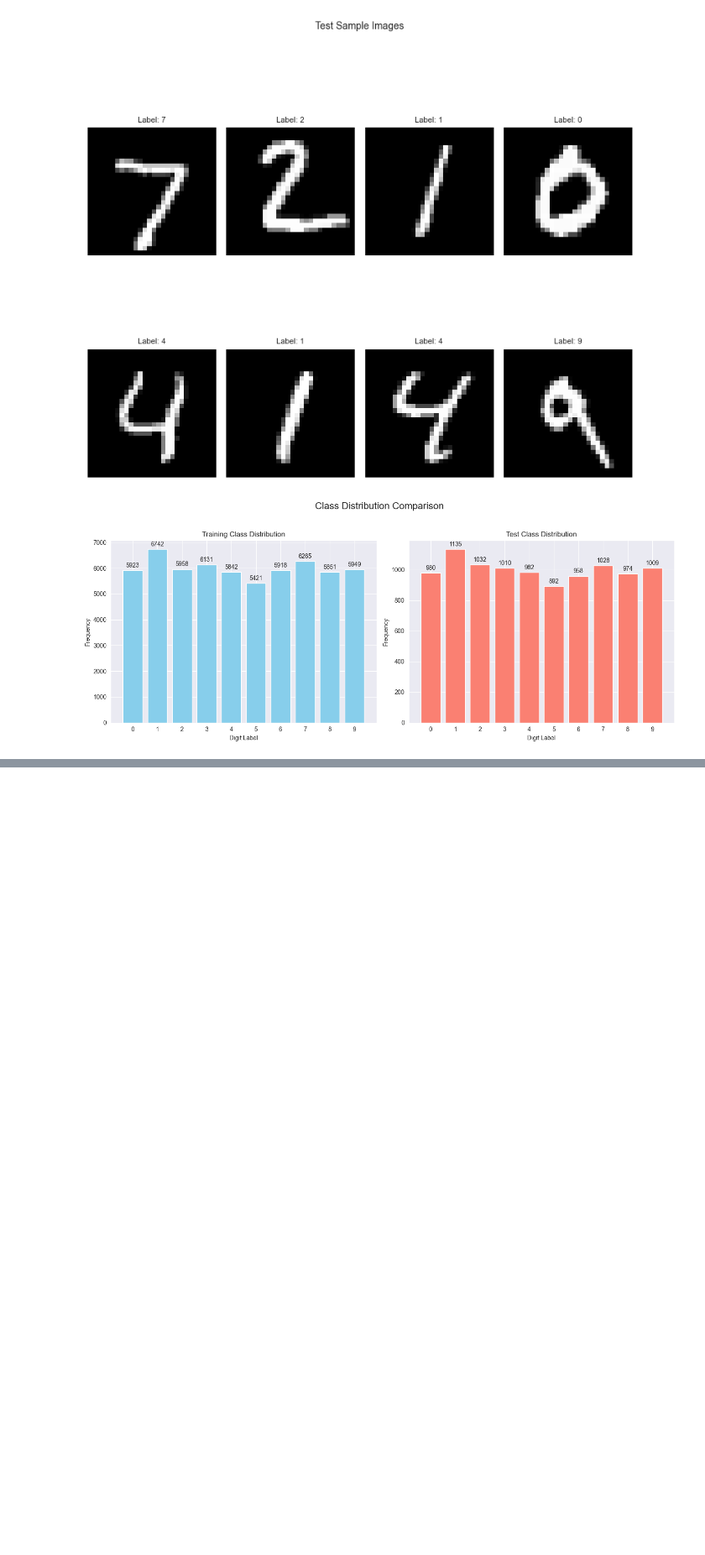
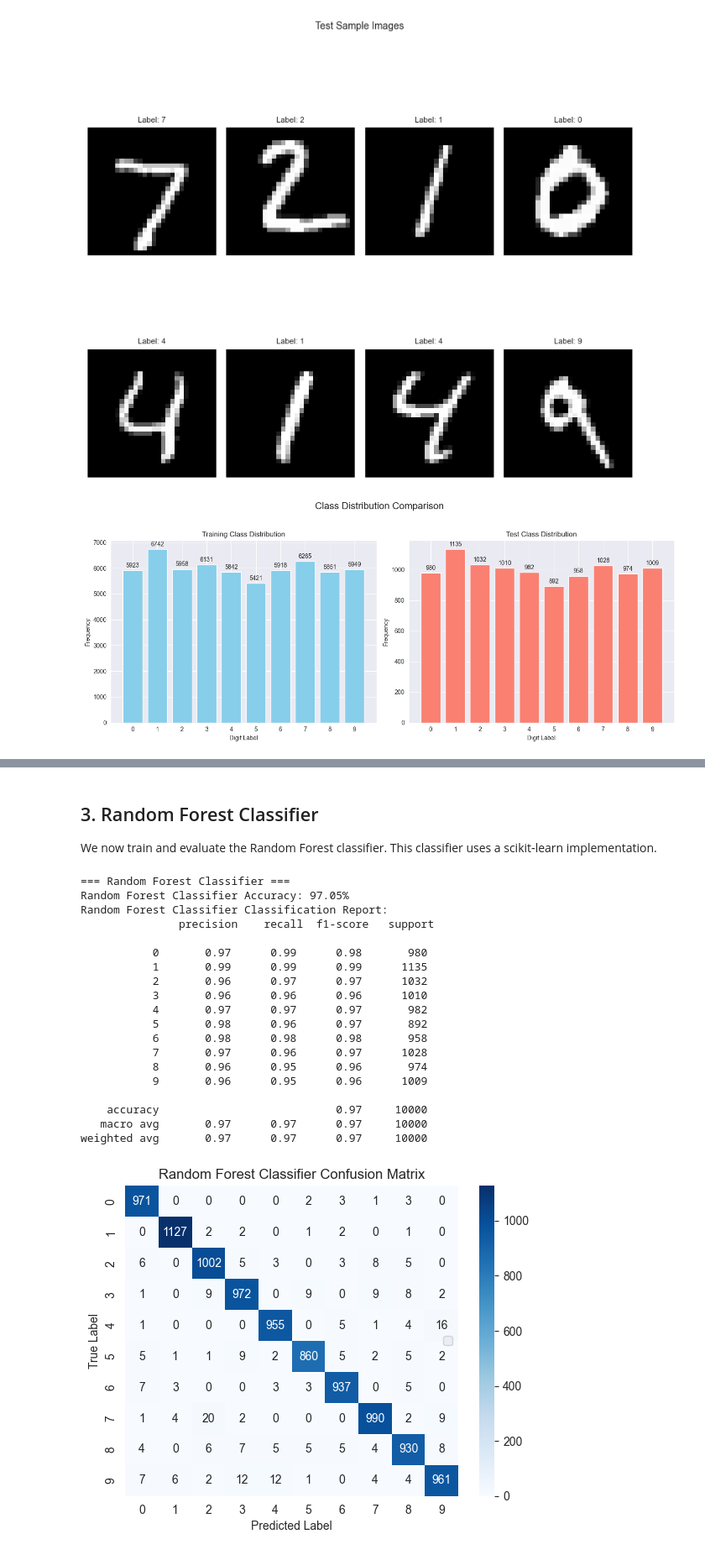
Before and after one commit to Jorakz/Image_classification-OOP, a Jupyter notebook: classifier/demo.ipynb, the cells around one changed output, grey strips where cells are left out. Shown at 84% size. Drawn from its saved outputs; the diff is of its cells as text; code cells hidden in the pictures; blank space fills up the shorter version.

```diff
--- a/classifier/demo.ipynb
+++ b/classifier/demo.ipynb
@@ -69,12 +75,35 @@ We now train and evaluate the Random Forest classifier. This classifier uses a s
 # %%
-# Initialize and train the Random Forest classifier
-rf_classifier = MnistRFClassifier()
-rf_classifier.train(X_train, y_train)
+def evaluate_model(model, X_test, y_test, model_name="Model"):
+    """
+    Evaluates a model by predicting labels on X_test, prints accuracy and classification report,
+    and returns the predictions.
+    """
+    predictions = model.predict(X_test)
+    accuracy = np.mean(predictions == y_test)
+    print(f"{model_name} Accuracy: {accuracy * 100:.2f}%")
+    print(f"{model_name} Classification Report:\n", classification_report(y_test, predictions))
+    return predictions
 
-# Evaluate the classifier on the test dataset
-rf_predictions = rf_classifier.predict(X_test)
-print("Random Forest Classification Report:")
-print(classification_report(y_test, rf_predictions))
+def model_realization(algo):
+    """
+    Evaluates a model using the unified MnistClassifier.
 
-# Plot the confusion matrix for the Random Forest classifier
-plot_confusion_matrix(y_test, rf_predictions, "Random Forest")
+    Parameters:
+      - algo: A string key representing the algorithm. For example, 'rf' for Random Forest,
+              'nn' for Feed-Forward Neural Network, or 'cnn' for Convolutional Neural Network.
+    """
+    # Map algorithm codes to full model names
+    models = {
+        "rf": "Random Forest Classifier",
+        "nn": "Feed-Forward Neural Network",
+        "cnn": "Convolutional Neural Network"
+    }
+    print(f"\n=== {models[algo]} ===")
+    classifier = MnistClassifier(algo, device=device)
+    # Train the model; for RF, extra parameters (epochs, batch_size, etc.) will be ignored
+    history = classifier.train(X_train, y_train, epochs=10, batch_size=128, X_val=X_test, y_val=y_test)
+    predictions = evaluate_model(classifier, X_test, y_test, model_name=models[algo])
+    # Plot training metrics (if available) and confusion matrix
+    if history is not None:
+        plot_metrics(history, models[algo])
+    plot_confusion_matrix(y_test, predictions, models[algo])
@@ -177,0 +110,27 @@ weighted avg       0.99      0.99      0.99     10000
+# %% [markdown]
+## 3. Random Forest Classifier
+
+We now train and evaluate the Random Forest classifier. This classifier uses a scikit‑learn implementation.
+# %%
+model_realization('rf')
+# %% [output]
+=== Random Forest Classifier ===
+Random Forest Classifier Accuracy: 97.05%
+Random Forest Classifier Classification Report:
+               precision    recall  f1-score   support
+
+           0       0.97      0.99      0.98       980
+           1       0.99      0.99      0.99      1135
+           2       0.96      0.97      0.97      1032
+           3       0.96      0.96      0.96      1010
+           4       0.97      0.97      0.97       982
+           5       0.98      0.96      0.97       892
+           6       0.98      0.98      0.98       958
+           7       0.97      0.96      0.97      1028
+           8       0.96      0.95      0.96       974
+           9       0.96      0.95      0.96      1009
+
+    accuracy                           0.97     10000
+   macro avg       0.97      0.97      0.97     10000
+weighted avg       0.97      0.97      0.97     10000
+[figure, added]
```
Also changed, not shown: parts of 12 cells of this notebook, 4 other files.
